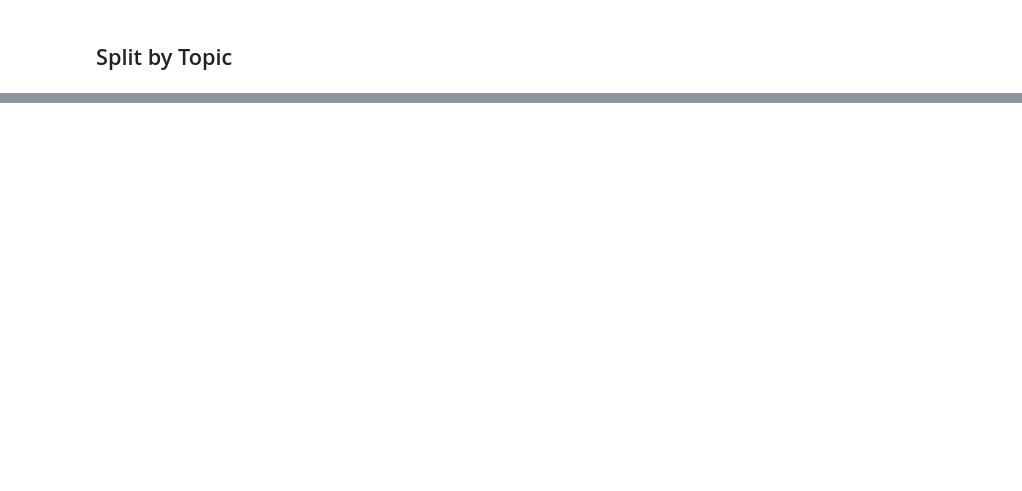
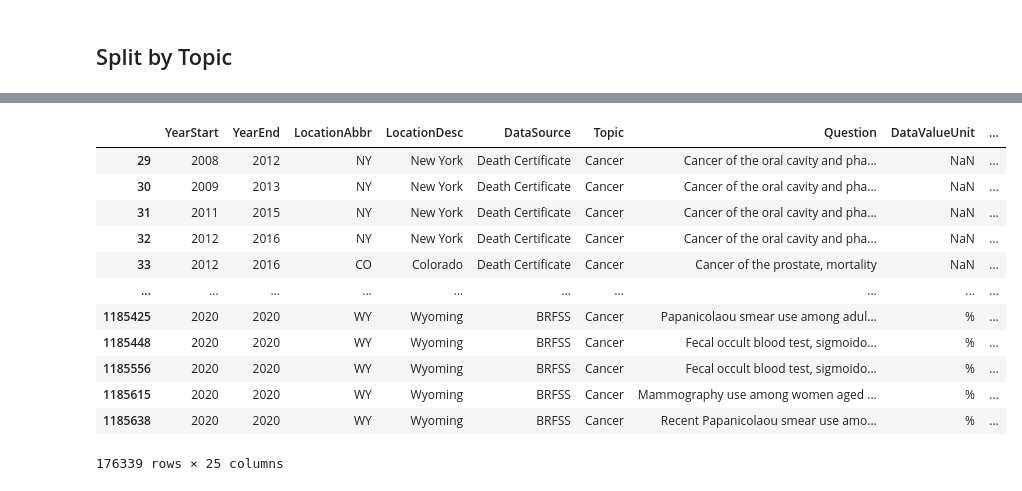
Before and after one commit to adam-stogsdill/US_CDI_DatasetAnalysis, a Jupyter notebook: analysis.ipynb, the cells around one changed output, grey strips where cells are left out. Saved outputs shown, nothing was run; the diff lists cells and outputs as text; code cells hidden in the pictures; blank space fills up the shorter version.

```diff
--- a/analysis.ipynb
+++ b/analysis.ipynb
@@ -82,0 +89,16 @@ StratificationID1               object
+# %%
+topic_dictionary['Cancer']
+# %% [output]
+|  | YearStart | YearEnd | LocationAbbr | LocationDesc | DataSource | Topic | Question | DataValueUnit | ... |
+| 29 | 2008 | 2012 | NY | New York | Death Certificate | Cancer | Cancer of the oral cavity and pha... | NaN | ... |
+| 30 | 2009 | 2013 | NY | New York | Death Certificate | Cancer | Cancer of the oral cavity and pha... | NaN | ... |
+| 31 | 2011 | 2015 | NY | New York | Death Certificate | Cancer | Cancer of the oral cavity and pha... | NaN | ... |
+| 32 | 2012 | 2016 | NY | New York | Death Certificate | Cancer | Cancer of the oral cavity and pha... | NaN | ... |
+| 33 | 2012 | 2016 | CO | Colorado | Death Certificate | Cancer | Cancer of the prostate, mortality | NaN | ... |
+| ... | ... | ... | ... | ... | ... | ... | ... | ... | ... |
+| 1185425 | 2020 | 2020 | WY | Wyoming | BRFSS | Cancer | Papanicolaou smear use among adul... | % | ... |
+| 1185448 | 2020 | 2020 | WY | Wyoming | BRFSS | Cancer | Fecal occult blood test, sigmoido... | % | ... |
+| 1185556 | 2020 | 2020 | WY | Wyoming | BRFSS | Cancer | Fecal occult blood test, sigmoido... | % | ... |
+| 1185615 | 2020 | 2020 | WY | Wyoming | BRFSS | Cancer | Mammography use among women aged ... | % | ... |
+| 1185638 | 2020 | 2020 | WY | Wyoming | BRFSS | Cancer | Recent Papanicolaou smear use amo... | % | ... |
+176339 rows × 25 columns
```
Also changed, not shown: parts of 6 cells of this notebook.
